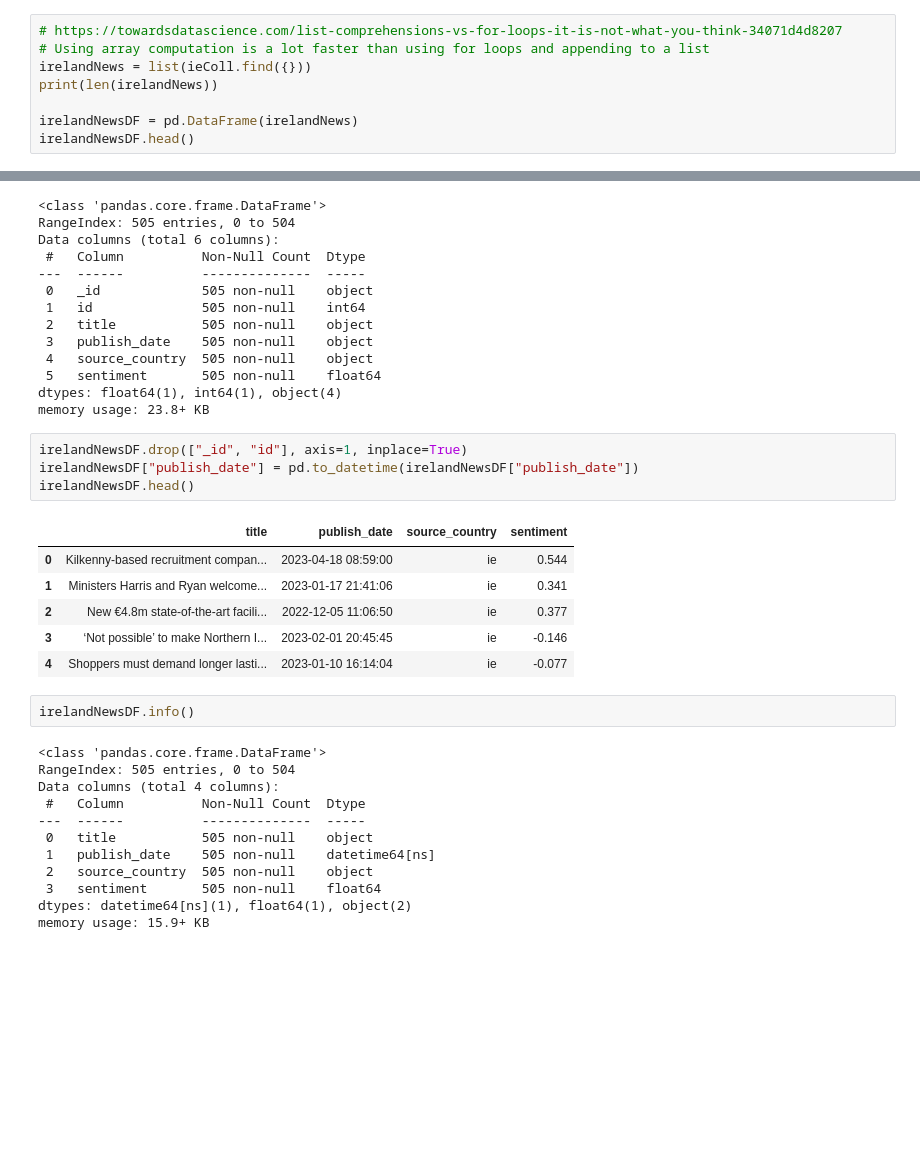
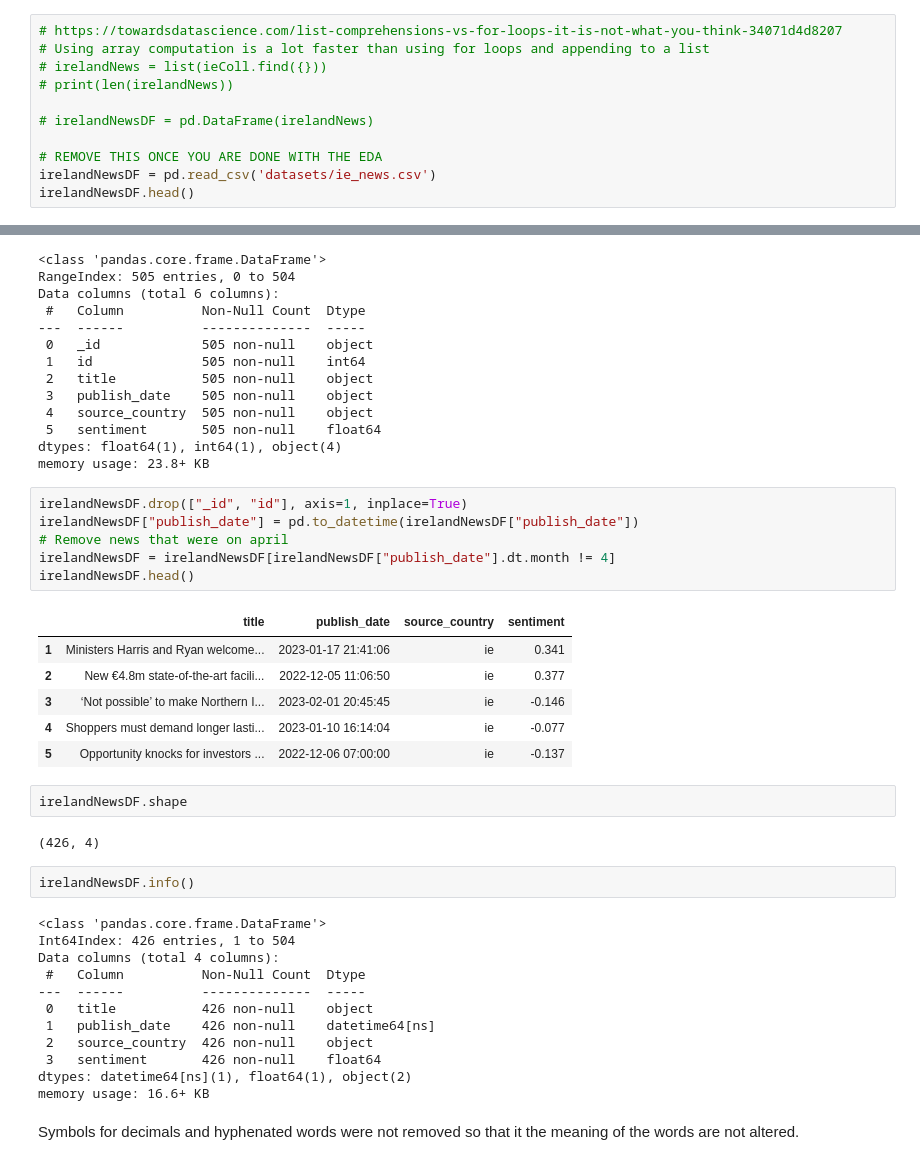
Before and after one commit to kebeneleben/MScDA-CA2, a Jupyter notebook: EDA.ipynb, the cells around one changed output, grey strips where cells are left out. Cells and saved outputs as stored; diff of their text form; blank space fills up the shorter version.

Commit message:
feat(root): EDA -- added data cleaning and feature extraction for both datasets

```diff
--- a/EDA.ipynb
+++ b/EDA.ipynb
@@ -16,9 +22,12 @@ ieColl = db["ireland_news"]
 # %%
 # https://towardsdatascience.com/list-comprehensions-vs-for-loops-it-is-not-what-you-think-34071d4d8207
 # Using array computation is a lot faster than using for loops and appending to a list
-irelandNews = list(ieColl.find({}))
-print(len(irelandNews))
+# irelandNews = list(ieColl.find({}))
+# print(len(irelandNews))
 
-irelandNewsDF = pd.DataFrame(irelandNews)
+# irelandNewsDF = pd.DataFrame(irelandNews)
+
+# REMOVE THIS ONCE YOU ARE DONE WITH THE EDA
+irelandNewsDF = pd.read_csv('datasets/ie_news.csv')
 irelandNewsDF.head()
 # %% [output]
@@ -60,27 +76,35 @@ memory usage: 23.8+ KB
 # %%
 irelandNewsDF.drop(["_id", "id"], axis=1, inplace=True)
 irelandNewsDF["publish_date"] = pd.to_datetime(irelandNewsDF["publish_date"])
+# Remove news that were on april
+irelandNewsDF = irelandNewsDF[irelandNewsDF["publish_date"].dt.month != 4]
 irelandNewsDF.head()
 # %% [output]
 |  | title | publish_date | source_country | sentiment |
-| 0 | Kilkenny-based recruitment compan... | 2023-04-18 08:59:00 | ie | 0.544 |
 | 1 | Ministers Harris and Ryan welcome... | 2023-01-17 21:41:06 | ie | 0.341 |
 | 2 | New €4.8m state-of-the-art facili... | 2022-12-05 11:06:50 | ie | 0.377 |
 | 3 | ‘Not possible’ to make Northern I... | 2023-02-01 20:45:45 | ie | -0.146 |
 | 4 | Shoppers must demand longer lasti... | 2023-01-10 16:14:04 | ie | -0.077 |
+| 5 | Opportunity knocks for investors ... | 2022-12-06 07:00:00 | ie | -0.137 |
+# %%
+irelandNewsDF.shape
+# %% [output]
+(426, 4)
 # %%
 irelandNewsDF.info()
 # %% [output]
 <class 'pandas.core.frame.DataFrame'>
-RangeIndex: 505 entries, 0 to 504
+Int64Index: 426 entries, 1 to 504
 Data columns (total 4 columns):
  #   Column          Non-Null Count  Dtype
 ---  ------          --------------  -----
- 0   title           505 non-null    object
- 1   publish_date    505 non-null    datetime64[ns]
- 2   source_country  505 non-null    object
- 3   sentiment       505 non-null    float64
+ 0   title           426 non-null    object
+ 1   publish_date    426 non-null    datetime64[ns]
+ 2   source_country  426 non-null    object
+ 3   sentiment       426 non-null    float64
 dtypes: datetime64[ns](1), float64(1), object(2)
-memory usage: 15.9+ KB
+memory usage: 16.6+ KB
+# %% [markdown]
+Symbols for decimals and hyphenated words were not removed so that it the meaning of the words are not altered.
 # %%
 # Replace the &amp;rsquo; and &amp;lsquo; with ' symbols
```
Also changed, not shown: parts of 29 cells of this notebook, 2 other files.
